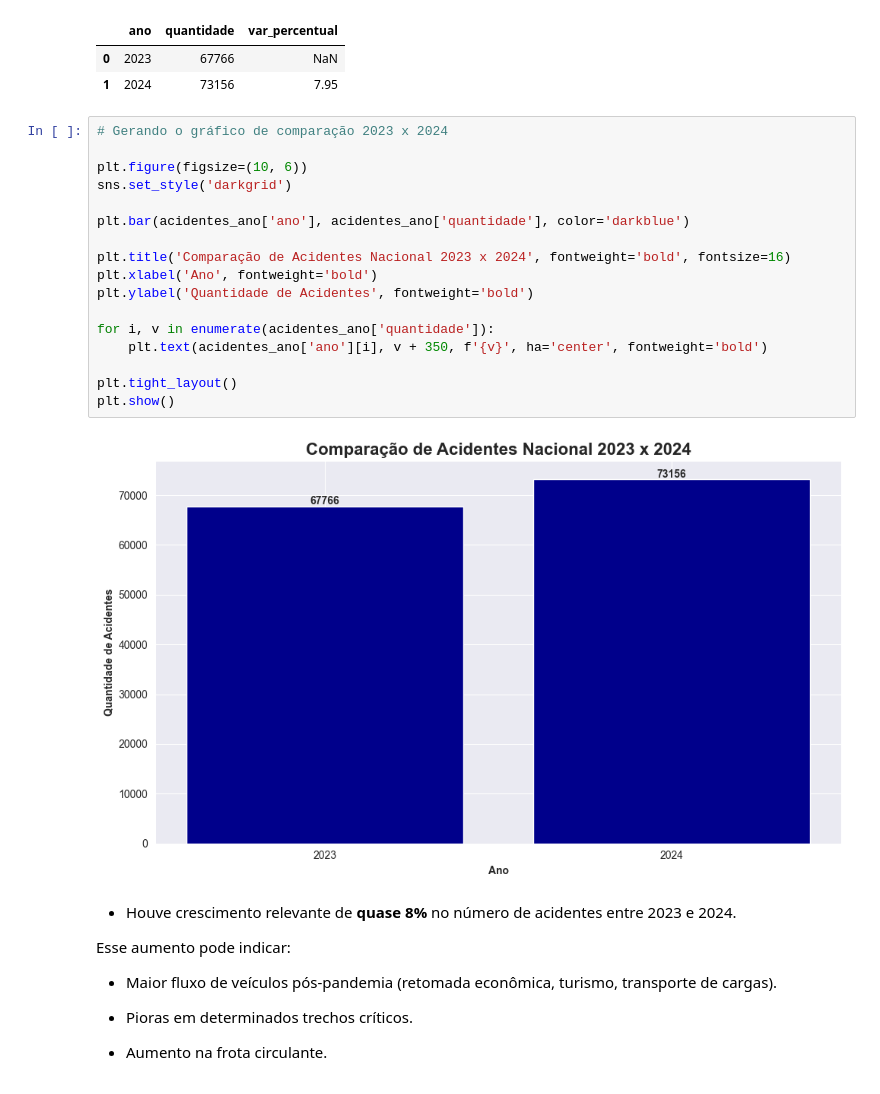
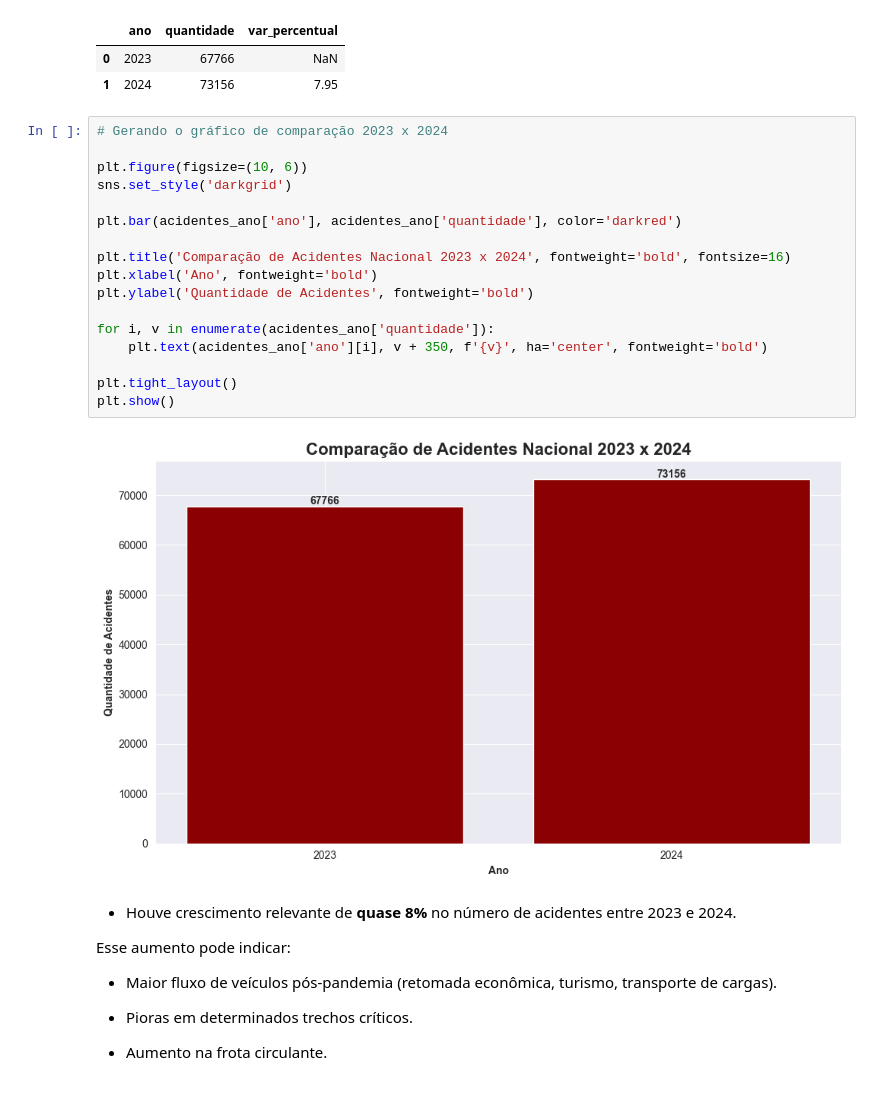
Before and after one commit to Felipeglnd/Projeto_PRF, a Jupyter notebook: Projeto_PRF_23_24/notebooks/EDA_PRF.ipynb, the cells around one changed output. Drawn from its saved outputs; the diff is of its cells as text.

```diff
--- a/Projeto_PRF_23_24/notebooks/EDA_PRF.ipynb
+++ b/Projeto_PRF_23_24/notebooks/EDA_PRF.ipynb
@@ -378,22 +376,22 @@ acidentes_ano
 # %%
 # Gerando o gráfico de comparação 2023 x 2024
 
 plt.figure(figsize=(10, 6))
 sns.set_style('darkgrid')
 
-plt.bar(acidentes_ano['ano'], acidentes_ano['quantidade'], color='darkblue')
+plt.bar(acidentes_ano['ano'], acidentes_ano['quantidade'], color='darkred')
 
 plt.title('Comparação de Acidentes Nacional 2023 x 2024', fontweight='bold', fontsize=16)
 plt.xlabel('Ano', fontweight='bold')
 plt.ylabel('Quantidade de Acidentes', fontweight='bold')
 
 for i, v in enumerate(acidentes_ano['quantidade']):
     plt.text(acidentes_ano['ano'][i], v + 350, f'{v}', ha='center', fontweight='bold')
 
 plt.tight_layout()
 plt.show()
 # %% [output]
-[figure, old version]
+[figure, new version]
 # %% [markdown]
 - Houve crescimento relevante de **quase 8%** no número de acidentes entre 2023 e 2024.
 
```
Also changed, not shown: parts of 25 cells of this notebook.
